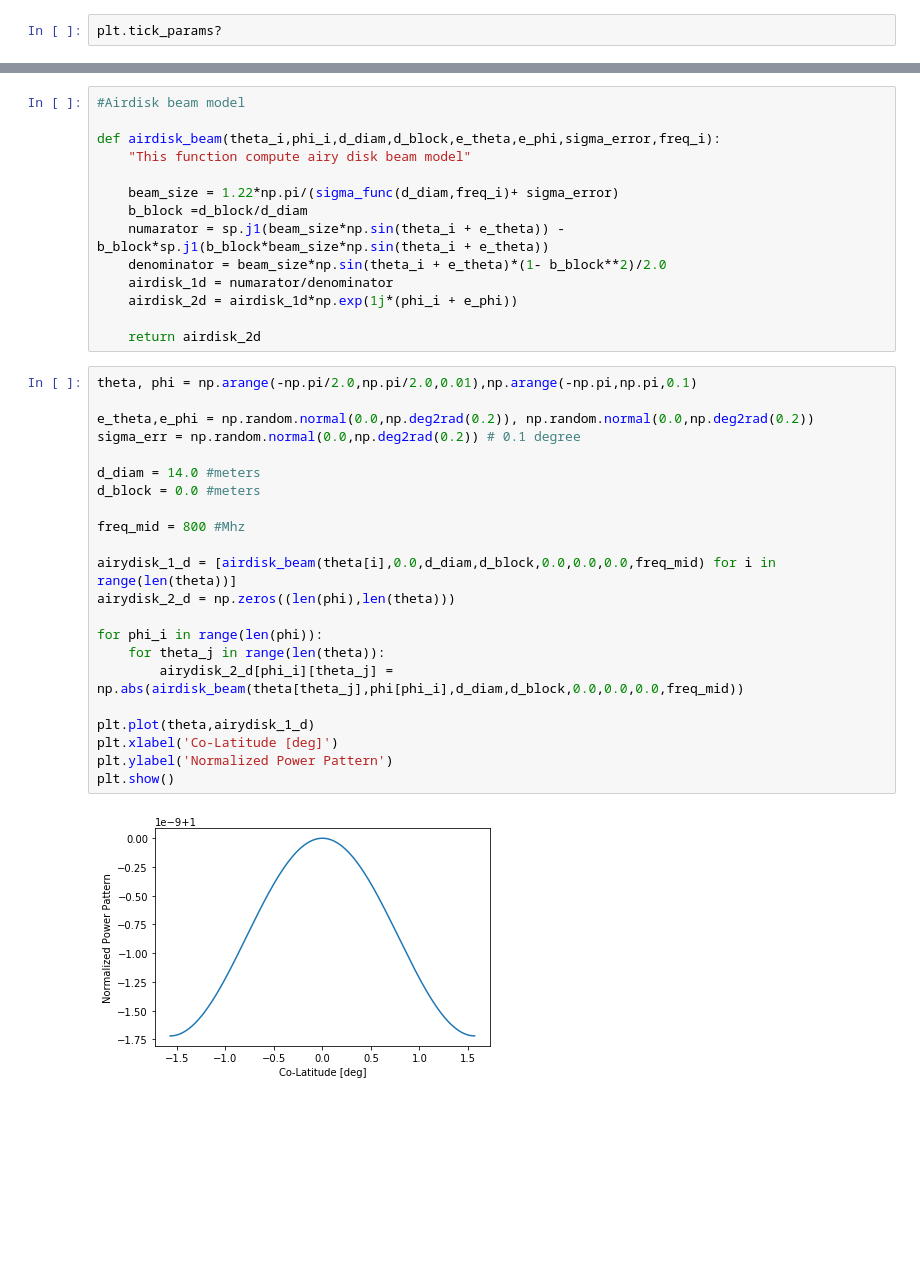
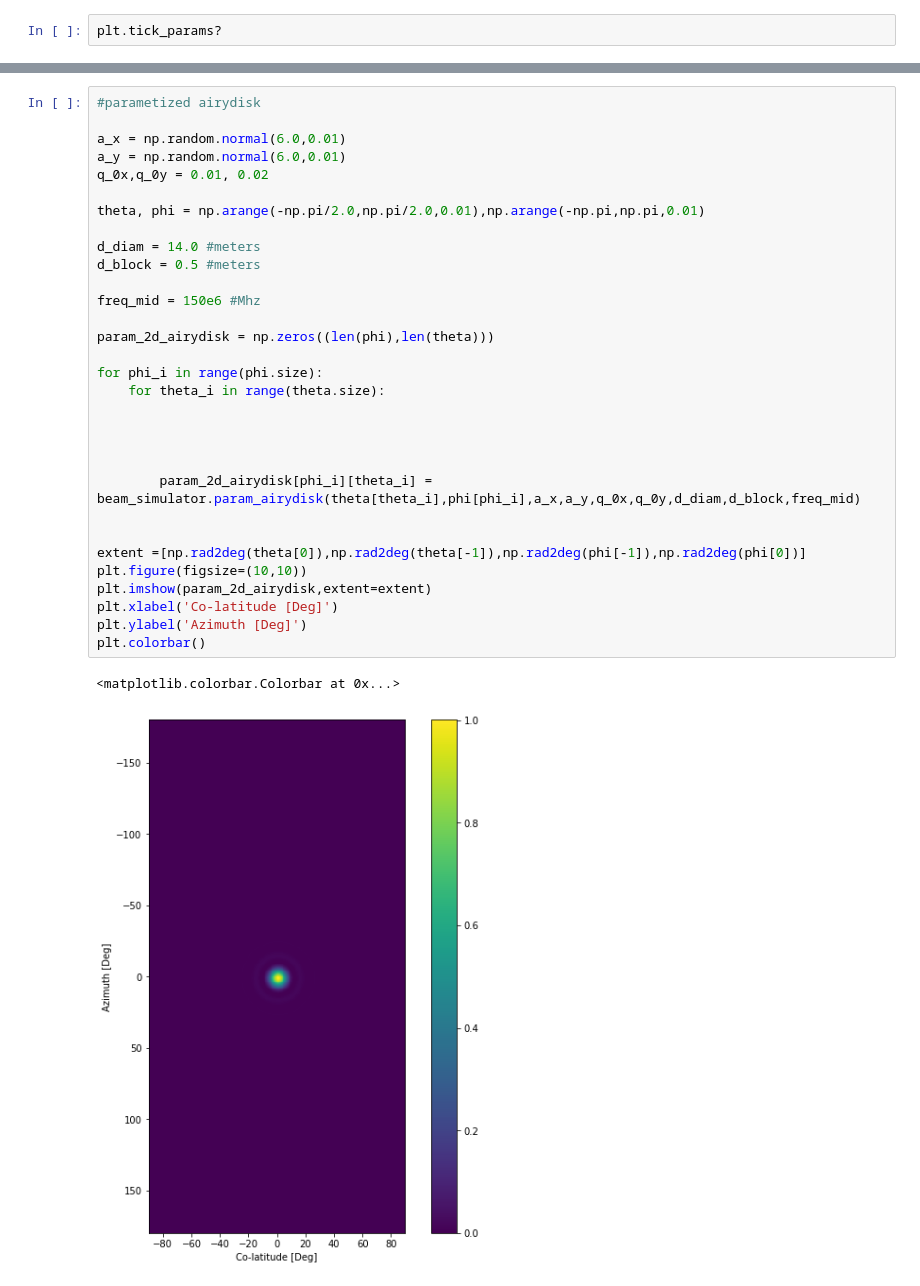
Before and after one commit to UKZN-Astronomy/hera_corrcal, a Jupyter notebook: Beam Simulator.ipynb, the cells around one changed output, grey strips where cells are left out. Drawn from its saved outputs; the diff is of its cells as text; blank space fills up the shorter version.

```diff
--- a/Beam Simulator.ipynb
+++ b/Beam Simulator.ipynb
@@ -197,41 +174,37 @@ reference
 
 
 [2] https://arxiv.org/pdf/1809.09728.pdf
-# %%
-#Airdisk beam model
-
-def airdisk_beam(theta_i,phi_i,d_diam,d_block,e_theta,e_phi,sigma_error,freq_i):
-    "This function compute airy disk beam model"
-
-    beam_size = 1.22*np.pi/(sigma_func(d_diam,freq_i)+ sigma_error)
-    b_block =d_block/d_diam
-    numarator = sp.j1(beam_size*np.sin(theta_i + e_theta)) -b_block*sp.j1(b_block*beam_size*np.sin(theta_i + e_theta))
-    denominator = beam_size*np.sin(theta_i + e_theta)*(1- b_block**2)/2.0
-    airdisk_1d = numarator/denominator
-    airdisk_2d = airdisk_1d*np.exp(1j*(phi_i + e_phi))
-
-    return airdisk_2d
-# %%
-theta, phi = np.arange(-np.pi/2.0,np.pi/2.0,0.01),np.arange(-np.pi,np.pi,0.1)
-
-e_theta,e_phi = np.random.normal(0.0,np.deg2rad(0.2)), np.random.normal(0.0,np.deg2rad(0.2))
-sigma_err = np.random.normal(0.0,np.deg2rad(0.2)) # 0.1 degree
-
-d_diam = 14.0 #meters
-d_block = 0.0 #meters
-
-freq_mid = 800 #Mhz
-
-airydisk_1_d = [airdisk_beam(theta[i],0.0,d_diam,d_block,0.0,0.0,0.0,freq_mid) for i in range(len(theta))]
-airydisk_2_d = np.zeros((len(phi),len(theta)))
-
-for phi_i in range(len(phi)):
-    for theta_j in range(len(theta)):
-        airydisk_2_d[phi_i][theta_j] = np.abs(airdisk_beam(theta[theta_j],phi[phi_i],d_diam,d_block,0.0,0.0,0.0,freq_mid))
-
-plt.plot(theta,airydisk_1_d)
-plt.xlabel('Co-Latitude [deg]')
-plt.ylabel('Normalized Power Pattern')
-plt.show()
-# %% [output]
-[figure, removed]
+# %%
+#parametized airydisk
+
+a_x = np.random.normal(6.0,0.01)
+a_y = np.random.normal(6.0,0.01)
+q_0x,q_0y = 0.01, 0.02
+
+theta, phi = np.arange(-np.pi/2.0,np.pi/2.0,0.01),np.arange(-np.pi,np.pi,0.01)
+
+d_diam = 14.0 #meters
+d_block = 0.5 #meters
+
+freq_mid = 150e6 #Mhz
+
+param_2d_airydisk = np.zeros((len(phi),len(theta)))
+
+for phi_i in range(phi.size):
+    for theta_i in range(theta.size):
+
+
+
+
+        param_2d_airydisk[phi_i][theta_i] = beam_simulator.param_airydisk(theta[theta_i],phi[phi_i],a_x,a_y,q_0x,q_0y,d_diam,d_block,freq_mid)
+
+
+extent =[np.rad2deg(theta[0]),np.rad2deg(theta[-1]),np.rad2deg(phi[-1]),np.rad2deg(phi[0])]
+plt.figure(figsize=(10,10))
+plt.imshow(param_2d_airydisk,extent=extent)
+plt.xlabel('Co-latitude [Deg]')
+plt.ylabel('Azimuth [Deg]')
+plt.colorbar()
+# %% [output]
+<matplotlib.colorbar.Colorbar at 0x...>
+[figure, added]
```
Also changed, not shown: parts of 14 cells of this notebook, 3 other files.
